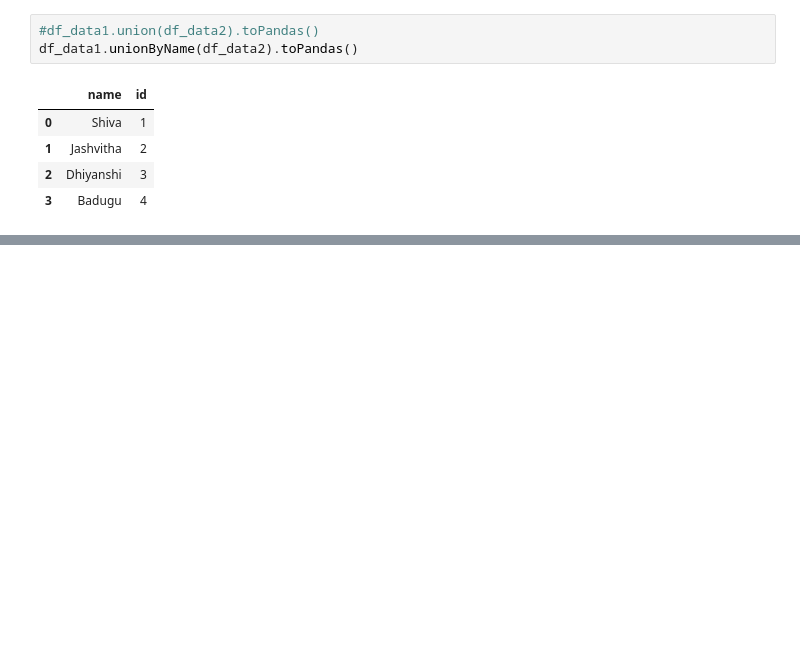
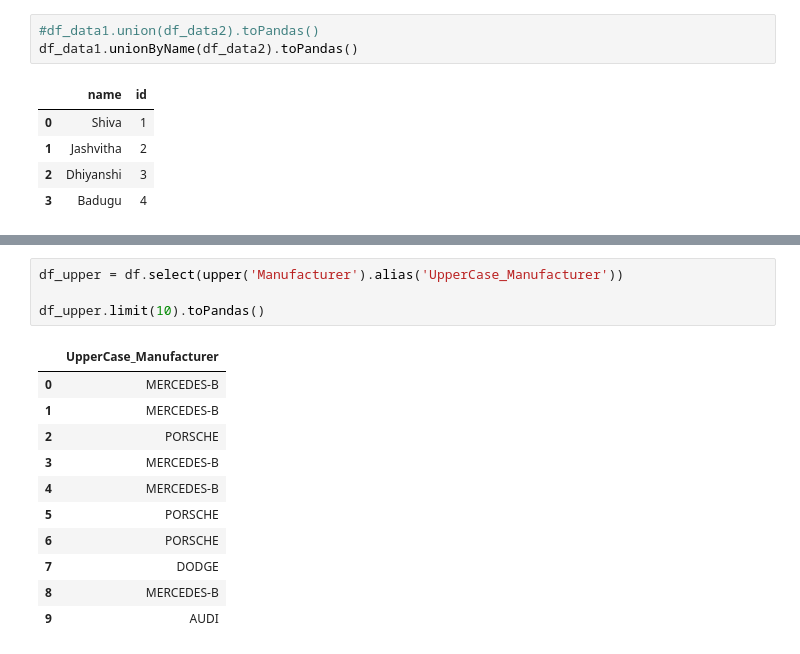
Before and after one commit to shivatejabadugu/medallion-demo, a Jupyter notebook: sample_data/Pyspark.ipynb, the cells around one changed output, grey strips where cells are left out. Cells and saved outputs as stored; diff of their text form; blank space fills up the shorter version.

```diff
--- a/sample_data/Pyspark.ipynb
+++ b/sample_data/Pyspark.ipynb
@@ -245,0 +250,16 @@ df_data1.unionByName(df_data2).toPandas()
+# %%
+df_upper = df.select(upper('Manufacturer').alias('UpperCase_Manufacturer'))
+
+df_upper.limit(10).toPandas()
+# %% [output]
+|  | UpperCase_Manufacturer |
+| 0 | MERCEDES-B |
+| 1 | MERCEDES-B |
+| 2 | PORSCHE |
+| 3 | MERCEDES-B |
+| 4 | MERCEDES-B |
+| 5 | PORSCHE |
+| 6 | PORSCHE |
+| 7 | DODGE |
+| 8 | MERCEDES-B |
+| 9 | AUDI |
```
Also changed, not shown: parts of 13 cells of this notebook, 1 other file.
